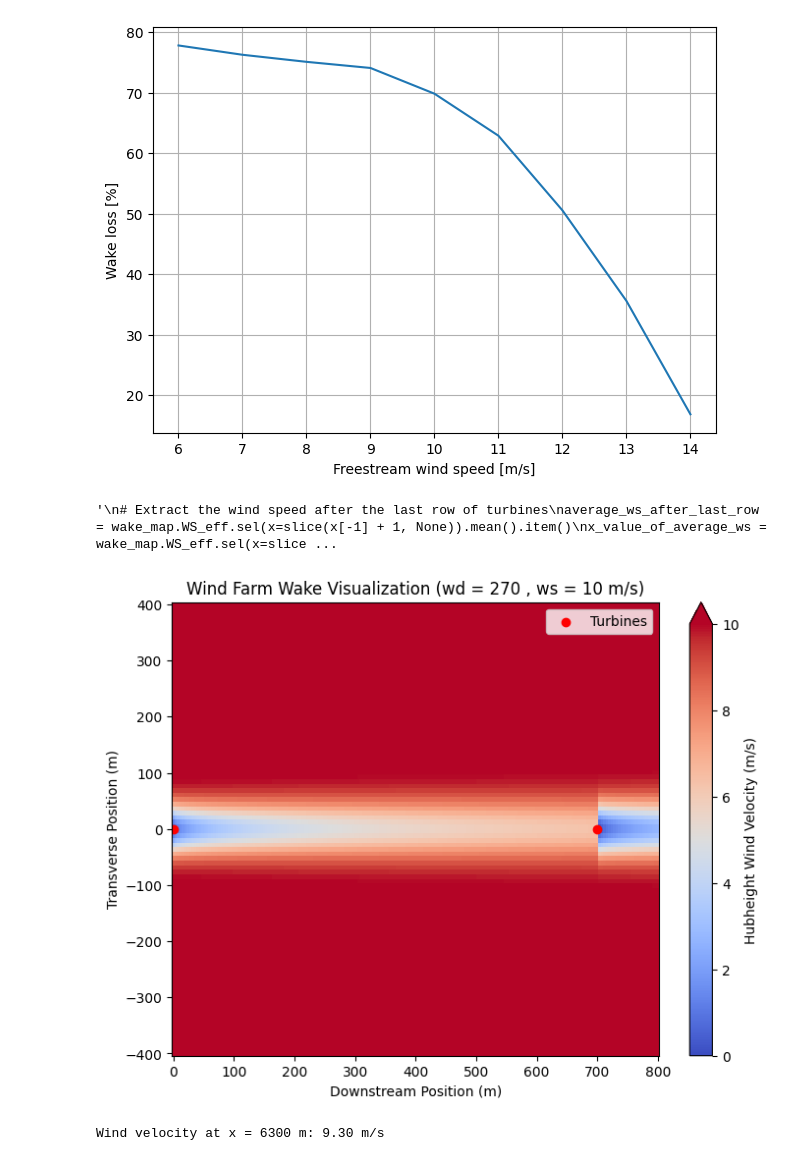
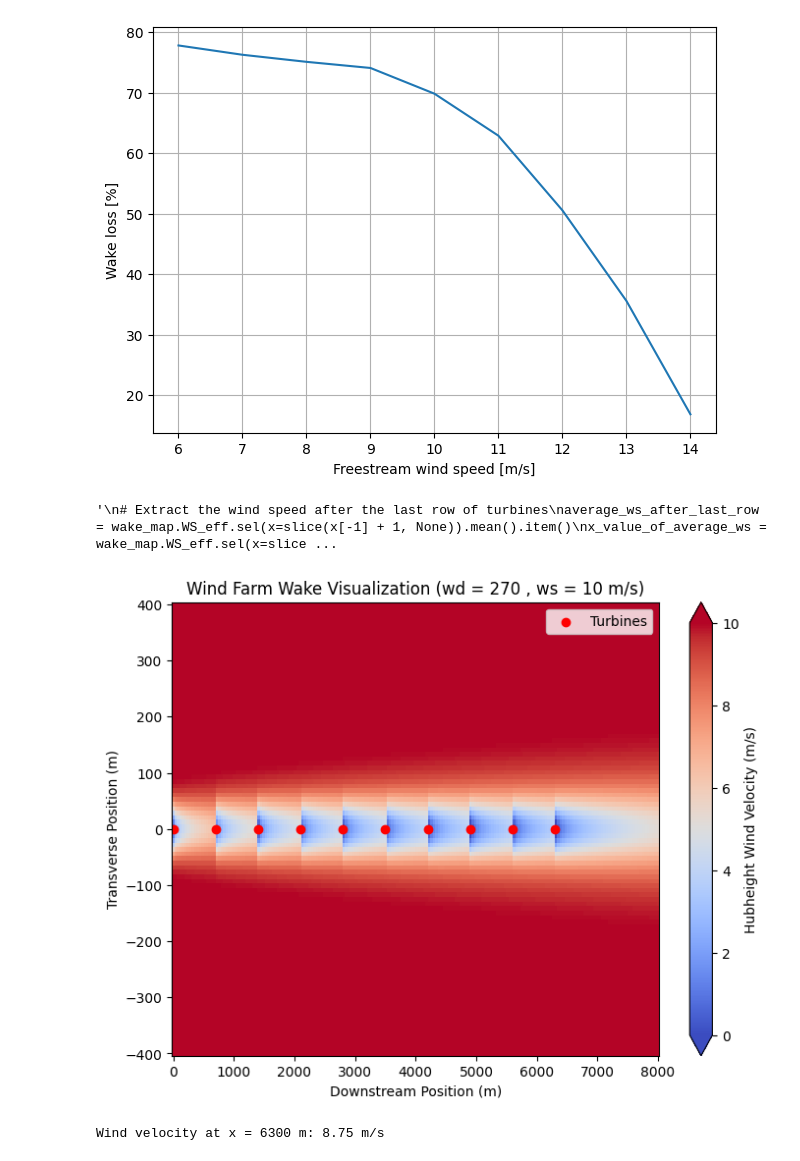
Before and after one commit to marcinsadowy/WTABL, a Jupyter notebook: TurbOPark.ipynb, the cells around one changed output. Saved outputs shown, nothing was run; the diff lists cells and outputs as text; code cells hidden in the pictures.

```diff
--- a/TurbOPark.ipynb
+++ b/TurbOPark.ipynb
@@ -63,36 +63,36 @@ setup_plot(ylabel='Wake loss [%]', xlabel='Freestream wind speed [m/s]')
 # %%
 # --- Wake Visualization ---
 fig, ax = plt.subplots(figsize=(8, 6))
 
 # Compute the flow map and grid
-flow_map_grid = HorizontalGrid(x=np.linspace(0, 800, 200), y=np.linspace(-400, 400, 100))
+flow_map_grid = HorizontalGrid(x=np.linspace(0, 8000, 200), y=np.linspace(-400, 400, 100))
 flow_map = sim_res.flow_map(grid=flow_map_grid)
 wake_map = flow_map.sel(wd=wd, ws=10, method="nearest")
 vmin, vmax = 0, 10
 
 wake_map.WS_eff.plot(ax=ax, cmap="coolwarm", vmin=vmin, vmax=vmax, cbar_kwargs={'label': 'Hubheight Wind Velocity (m/s)'})
 
 # Plot turbine positions
 ax.scatter(x, y, color="red", marker="o", label="Turbines")
 ax.set_title("Wind Farm Wake Visualization (wd = " + str(wd) + " , ws = " + str(10) + " m/s)")
 ax.set_xlabel("Downstream Position (m)")
 ax.set_ylabel("Transverse Position (m)")
 ax.legend()
 
 """
 # Extract the wind speed after the last row of turbines
 average_ws_after_last_row = wake_map.WS_eff.sel(x=slice(x[-1] + 1, None)).mean().item()
 x_value_of_average_ws = wake_map.WS_eff.sel(x=slice(x[-1] + 1, None)).mean(dim='y').idxmax('x').item()
 
 print(f"Average wind speed after the last row of turbines: {average_ws_after_last_row:.2f} m/s")
 print(f"x-value at which this occurs: {x_value_of_average_ws:.2f} m")"
 """
 # %% [output]
 '\n# Extract the wind speed after the last row of turbines\naverage_ws_after_last_row = wake_map.WS_eff.sel(x=slice(x[-1] + 1, None)).mean().item()\nx_value_of_average_ws = wake_map.WS_eff.sel(x=slice ...
-[figure, old version]
+[figure, new version]
 # %%
 x_target = 7*100*9 # Replace with your desired x-coordinate
 velocity_at_x = wake_map.WS_eff.sel(x=x_target, method="nearest").mean(dim="y").item()
 print(f"Wind velocity at x = {x_target} m: {velocity_at_x:.2f} m/s")
 # %% [output]
-Wind velocity at x = 6300 m: 9.30 m/s
+Wind velocity at x = 6300 m: 8.75 m/s
```
Also changed, not shown: 5 other files.
